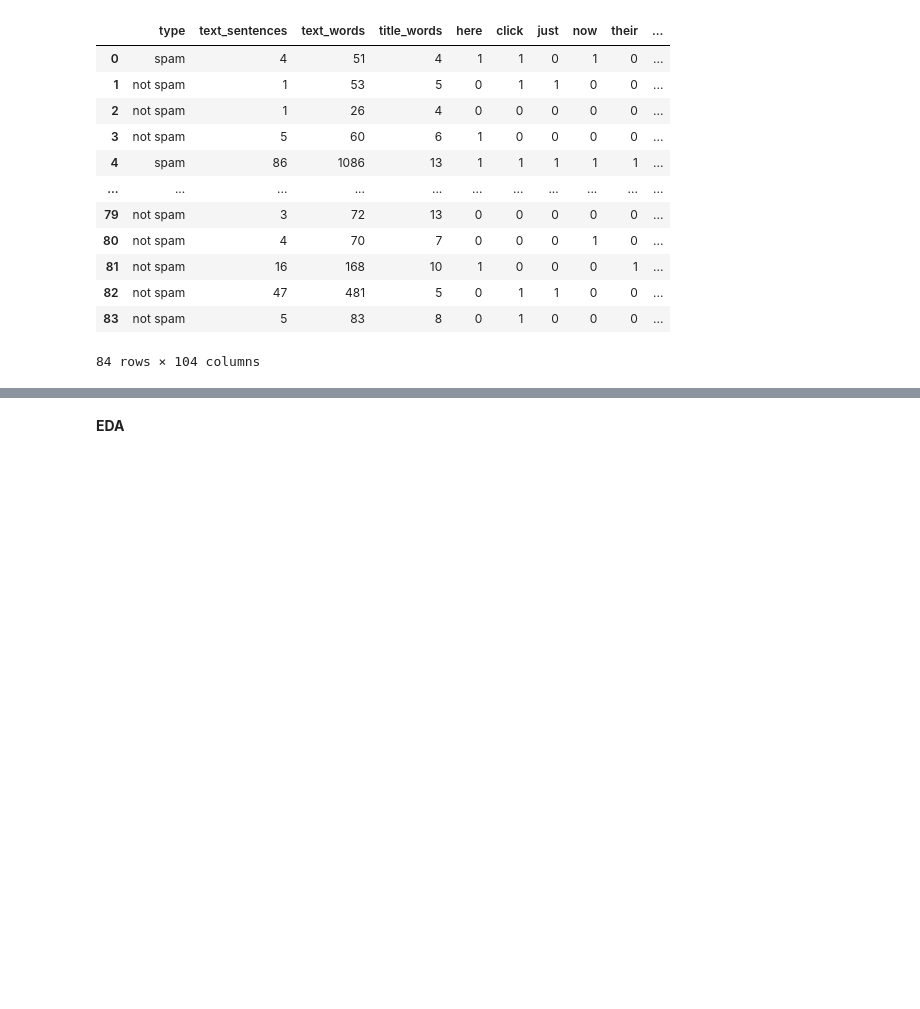
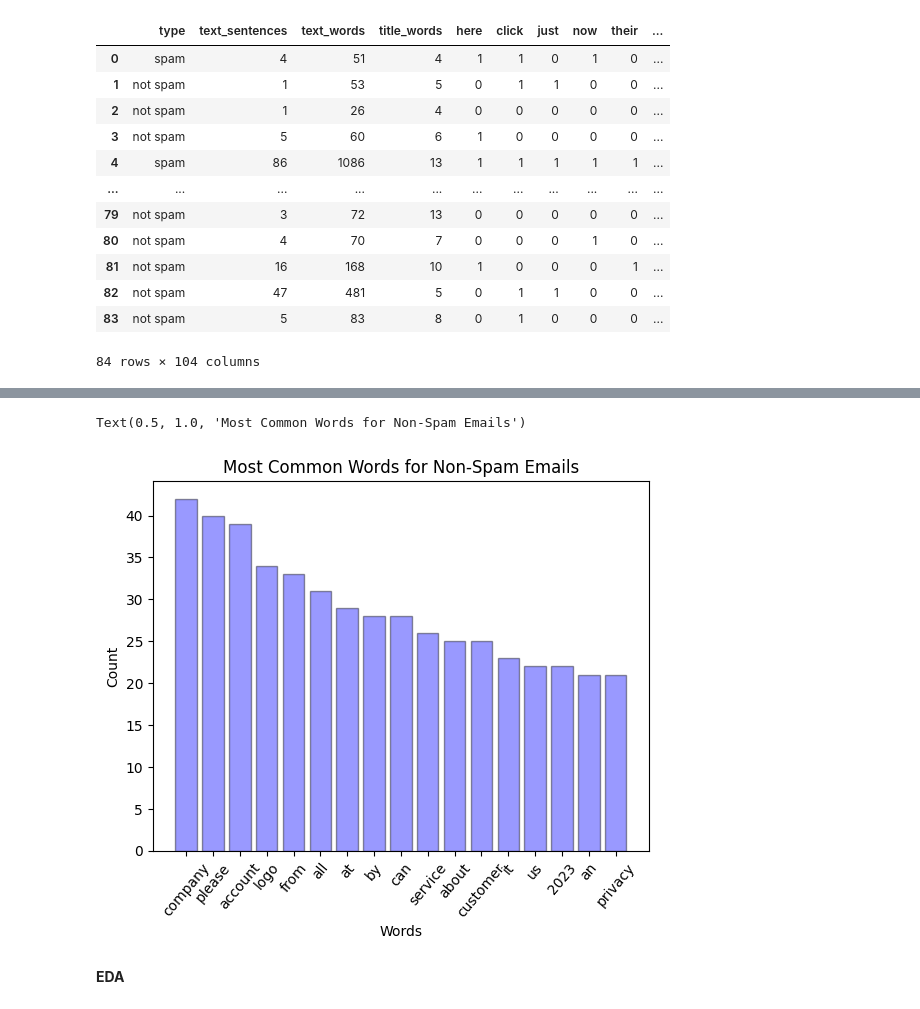
Before and after one commit to maggiecrowner/DS4002-Project1, a Jupyter notebook: DSProject1.ipynb, the cells around one changed output, grey strips where cells are left out. Drawn from its saved outputs; the diff is of its cells as text; code cells hidden in the pictures; blank space fills up the shorter version.

```diff
--- a/DSProject1.ipynb
+++ b/DSProject1.ipynb
@@ -110,3 +116,14 @@ display(df)
+# %%
+not_word_counts2 = not_word_counts[not_word_counts['count']>20]
+
+plt.bar(x=not_word_counts2["word"], height=not_word_counts2["count"], edgecolor='black', color='blue', alpha=0.4)
+plt.xticks(rotation=50)
+plt.xlabel('Words')
+plt.ylabel('Count')
+plt.title('Most Common Words for Non-Spam Emails')
+# %% [output]
+Text(0.5, 1.0, 'Most Common Words for Non-Spam Emails')
+[figure, added]
 # %% [markdown]
 **EDA**
 # %%
```
Also changed, not shown: parts of 14 cells of this notebook.
